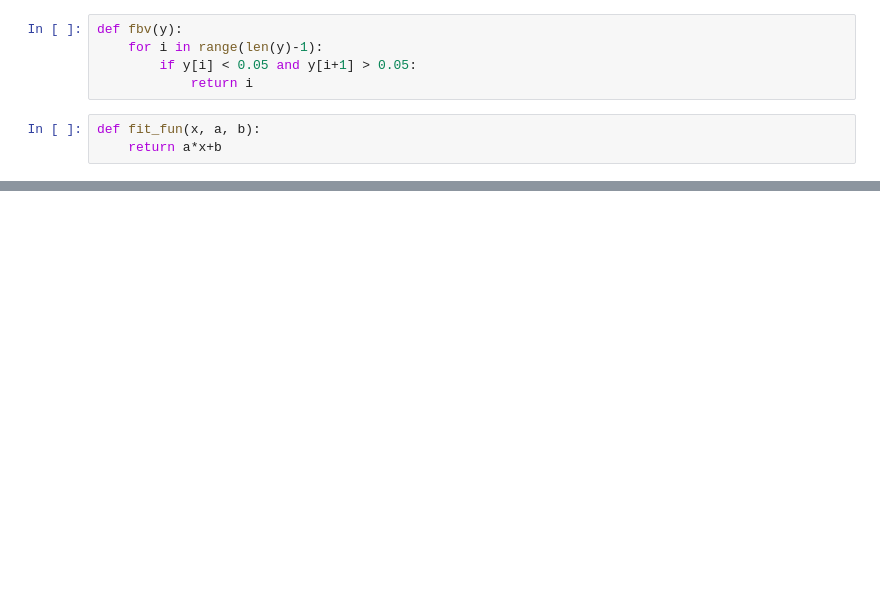
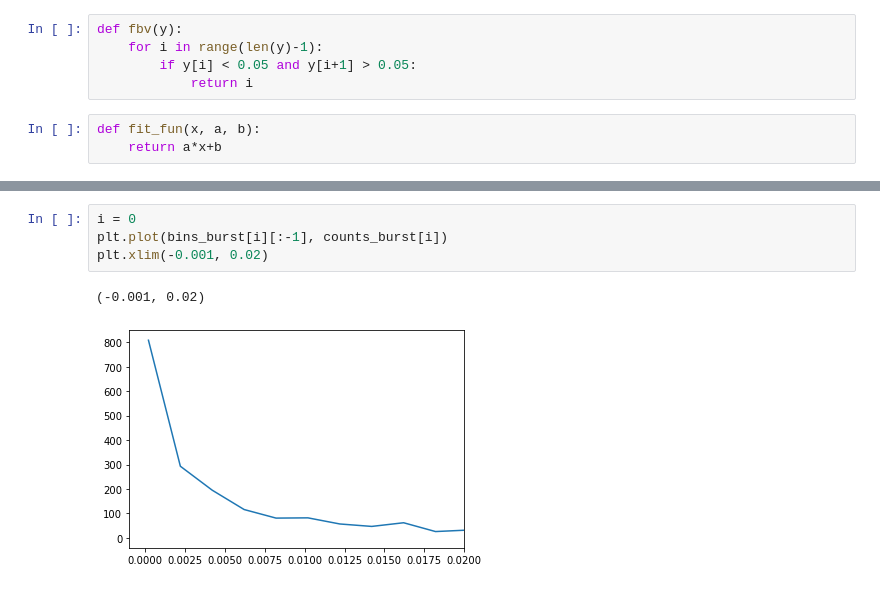
Before and after one commit to bilije/beka-z-potasu, a Jupyter notebook: projekt2.ipynb, the cells around one changed output, grey strips where cells are left out. Cells and saved outputs as stored; diff of their text form; blank space fills up the shorter version.

```diff
--- a/projekt2.ipynb
+++ b/projekt2.ipynb
@@ -343,0 +355,7 @@ plt.plot(bins_burst[i][:iter[i]], bins_burst[i][:iter[i]]*a + b, color = "orange
+# %%
+i = 0
+plt.plot(bins_burst[i][:-1], counts_burst[i])
+plt.xlim(-0.001, 0.02)
+# %% [output]
+(-0.001, 0.02)
+[figure, added]
```
Also changed, not shown: parts of 12 cells of this notebook.
